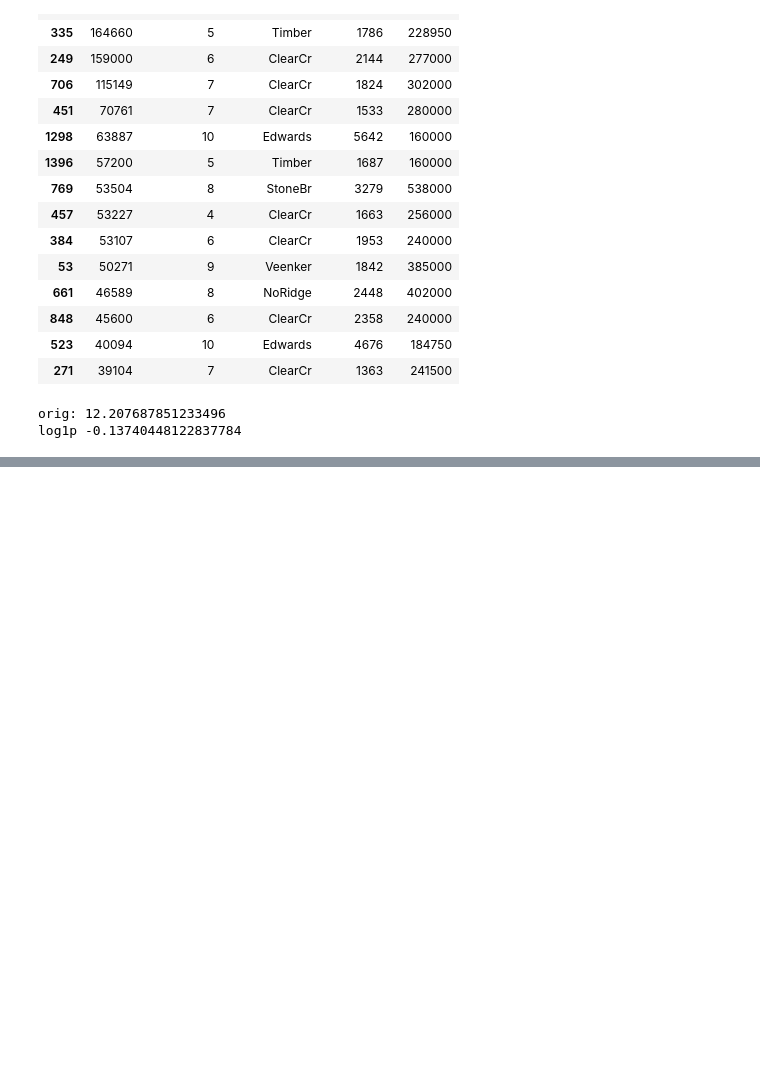
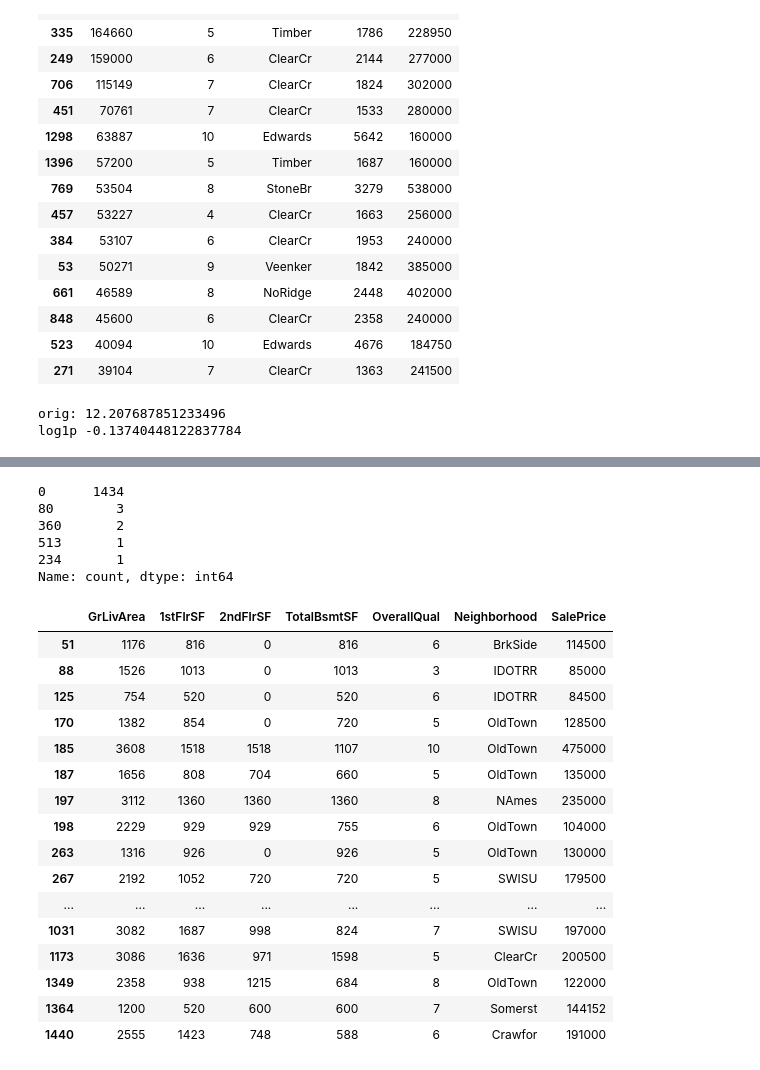
Before and after one commit to vensik/Ml-Final, a Jupyter notebook: house-prices/draft.ipynb, the cells around one changed output, grey strips where cells are left out. Drawn from its saved outputs; the diff is of its cells as text; code cells hidden in the pictures; blank space fills up the shorter version.

Commit message:
refactor: fe and house-prices  pipeline full compatibility

```diff
--- a/house-prices/eda_fe.ipynb
+++ b/house-prices/draft.ipynb
@@ -803,0 +1131,4 @@ log1p -0.13740448122837784
+# %%
+diff = train["GrLivArea"] - (train["1stFlrSF"] + train["2ndFlrSF"])
+print(diff.describe())
+print("There is a diff:",(diff != 0).sum())
@@ -803,0 +1146,32 @@ log1p -0.13740448122837784
+# %%
+diff.value_counts().head()
+# %% [output]
+0      1434
+80        3
+360       2
+513       1
+234       1
+Name: count, dtype: int64
+# %%
+train.loc[diff != 0,[
+    "GrLivArea", "1stFlrSF", "2ndFlrSF", "TotalBsmtSF",
+     "OverallQual", "Neighborhood", "SalePrice"
+]]
+# %% [output]
+|  | GrLivArea | 1stFlrSF | 2ndFlrSF | TotalBsmtSF | OverallQual | Neighborhood | SalePrice |
+| 51 | 1176 | 816 | 0 | 816 | 6 | BrkSide | 114500 |
+| 88 | 1526 | 1013 | 0 | 1013 | 3 | IDOTRR | 85000 |
+| 125 | 754 | 520 | 0 | 520 | 6 | IDOTRR | 84500 |
+| 170 | 1382 | 854 | 0 | 720 | 5 | OldTown | 128500 |
+| 185 | 3608 | 1518 | 1518 | 1107 | 10 | OldTown | 475000 |
+| 187 | 1656 | 808 | 704 | 660 | 5 | OldTown | 135000 |
+| 197 | 3112 | 1360 | 1360 | 1360 | 8 | NAmes | 235000 |
+| 198 | 2229 | 929 | 929 | 755 | 6 | OldTown | 104000 |
+| 263 | 1316 | 926 | 0 | 926 | 5 | OldTown | 130000 |
+| 267 | 2192 | 1052 | 720 | 720 | 5 | SWISU | 179500 |
+| ... | ... | ... | ... | ... | ... | ... | ... |
+| 1031 | 3082 | 1687 | 998 | 824 | 7 | SWISU | 197000 |
+| 1173 | 3086 | 1636 | 971 | 1598 | 5 | ClearCr | 200500 |
+| 1349 | 2358 | 938 | 1215 | 684 | 8 | OldTown | 122000 |
+| 1364 | 1200 | 520 | 600 | 600 | 7 | Somerst | 144152 |
+| 1440 | 2555 | 1423 | 748 | 588 | 6 | Crawfor | 191000 |
```
Also changed, not shown: parts of 37 cells of this notebook, 5 other files.
